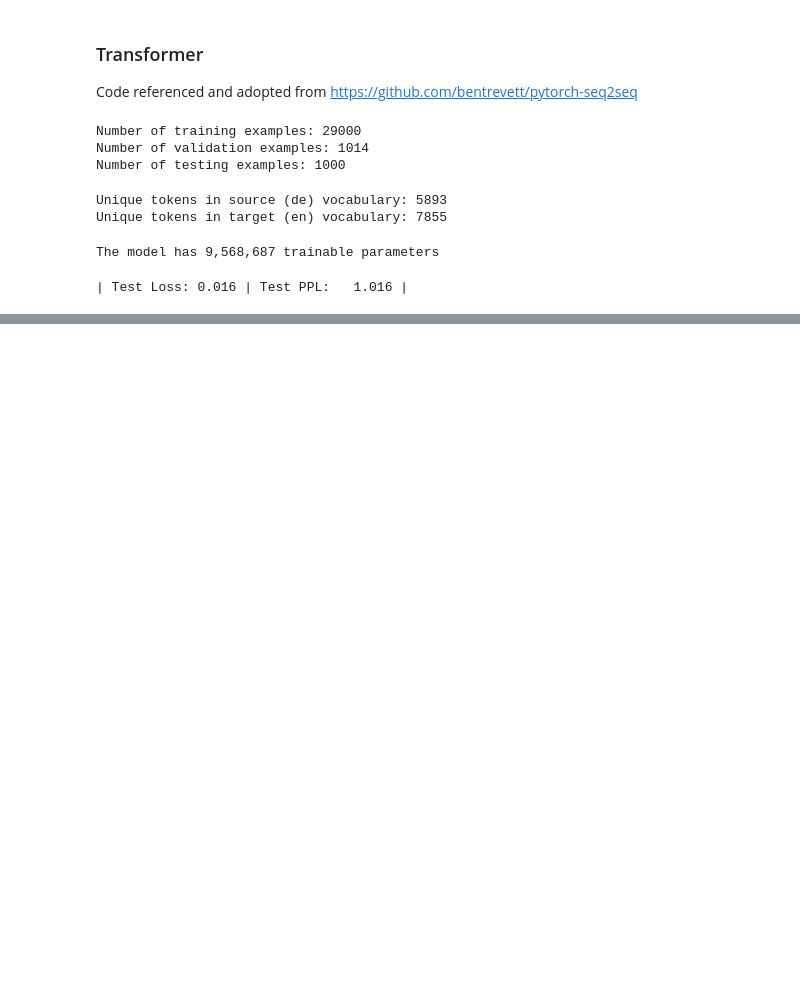
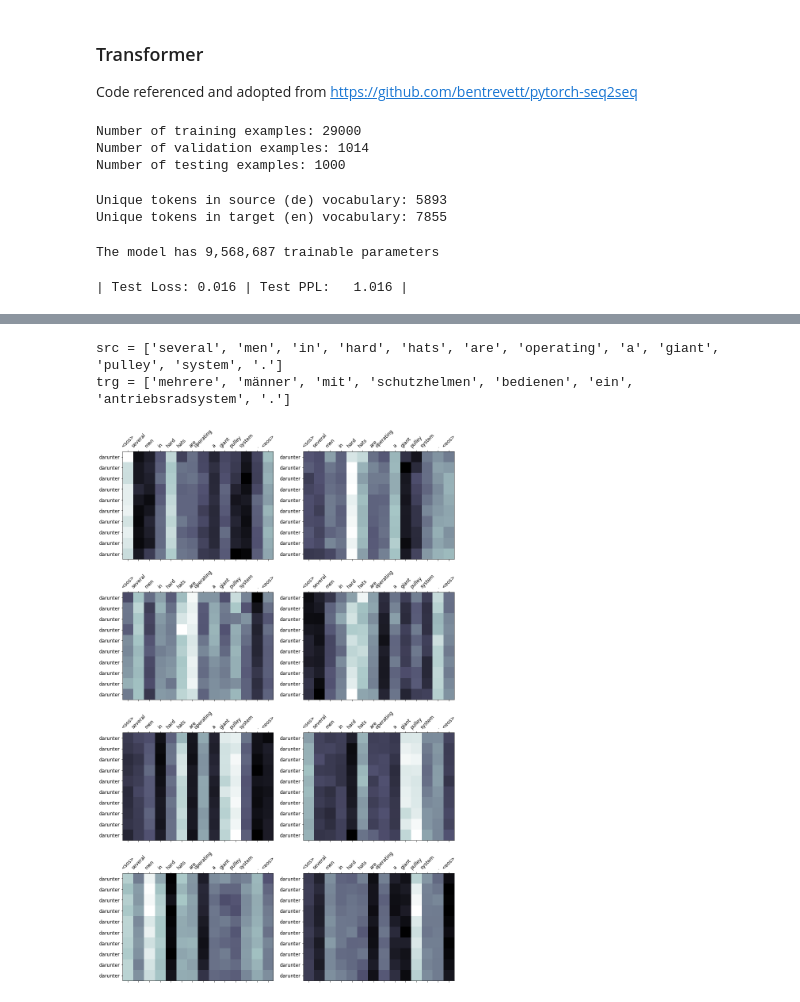
Before and after one commit to gdh14/gnn_and_att_on_nlp, a Jupyter notebook: machine_translation/transformer.ipynb, the cells around one changed output, grey strips where cells are left out. Saved outputs shown, nothing was run; the diff lists cells and outputs as text; code cells hidden in the pictures; blank space fills up the shorter version.

```diff
--- a/machine_translation/transformer.ipynb
+++ b/machine_translation/transformer.ipynb
@@ -373,7 +373,7 @@ for epoch in range(N_EPOCHS):
     print(f'\tTrain Loss: {train_loss:.3f} | Train PPL: {math.exp(train_loss):7.3f}')
     print(f'\t Val. Loss: {valid_loss:.3f} |  Val. PPL: {math.exp(valid_loss):7.3f}')
 # %%
-model.load_state_dict(torch.load('tut6-model.pt'))
+model.load_state_dict(torch.load('tut6-model.pt', map_location=device))
 
 test_loss = evaluate(model, test_iterator, criterion)
 
@@ -382,0 +434,42 @@ print(f'| Test Loss: {test_loss:.3f} | Test PPL: {math.exp(test_loss):7.3f} |')
+# %%
+example_idx = 1
+
+src = vars(train_data.examples[example_idx])['src']
+trg = vars(train_data.examples[example_idx])['trg']
+
+print(f'src = {src}')
+print(f'trg = {trg}')
+# %% [output]
+src = ['several', 'men', 'in', 'hard', 'hats', 'are', 'operating', 'a', 'giant', 'pulley', 'system', '.']
+trg = ['mehrere', 'männer', 'mit', 'schutzhelmen', 'bedienen', 'ein', 'antriebsradsystem', '.']
+# %%
+translation, attn = translate_sentence(src, SRC, TGT, model, device)
+# %%
+def display_attention(sentence, translation, attention, n_heads = 8, n_rows = 4, n_cols = 2):
+
+    assert n_rows * n_cols == n_heads
+
+    fig = plt.figure(figsize=(15,25))
+
+    for i in range(n_heads):
+
+        ax = fig.add_subplot(n_rows, n_cols, i+1)
+
+        _attention = attention.squeeze(0)[i].cpu().detach().numpy()
+
+        cax = ax.matshow(_attention, cmap='bone')
+
+        ax.tick_params(labelsize=12)
+        ax.set_xticklabels(['']+['<sos>']+[t.lower() for t in sentence]+['<eos>'],
+                           rotation=45)
+        ax.set_yticklabels(['']+translation)
+
+        ax.xaxis.set_major_locator(ticker.MultipleLocator(1))
+        ax.yaxis.set_major_locator(ticker.MultipleLocator(1))
+
+    plt.show()
+    plt.close()
+# %%
+display_attention(src, translation, attn)
+# %% [output]
+[figure, added]
```
Also changed, not shown: parts of 2 cells of this notebook, 7 other files.
